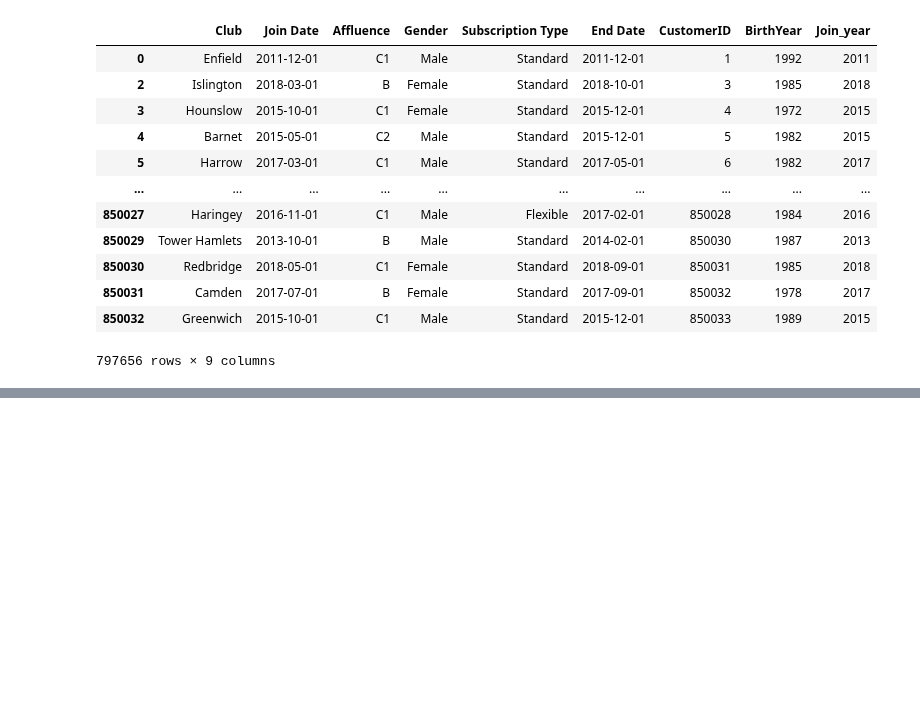
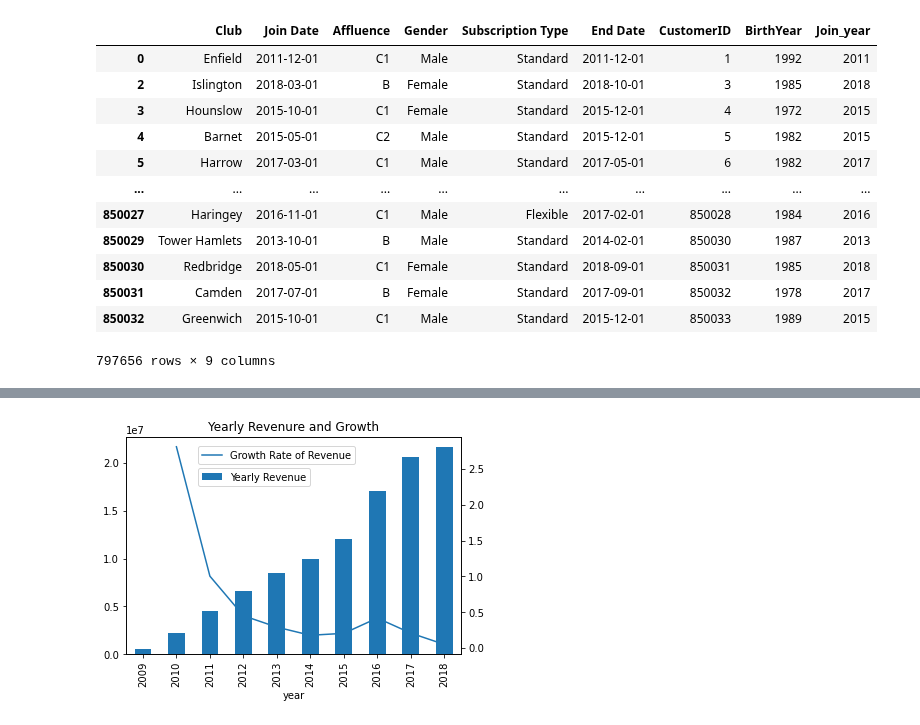
Before and after one commit to Lanottez/IC_BA_2020_BIA_A3, a Jupyter notebook: Appendix-base_file.ipynb, the cells around one changed output, grey strips where cells are left out. Cells and saved outputs as stored; diff of their text form; code cells hidden in the pictures; blank space fills up the shorter version.

```diff
--- a/Appendix-base_file.ipynb
+++ b/Appendix-base_file.ipynb
@@ -269,0 +258,4 @@ array([2009, 2010, 2011, 2012, 2013, 2014, 2015, 2016, 2017, 2018],
+# %%
+plot_yearly_revenue_bar_line()
+# %% [output]
+[figure, added]
```
Also changed, not shown: parts of 4 cells of this notebook.
